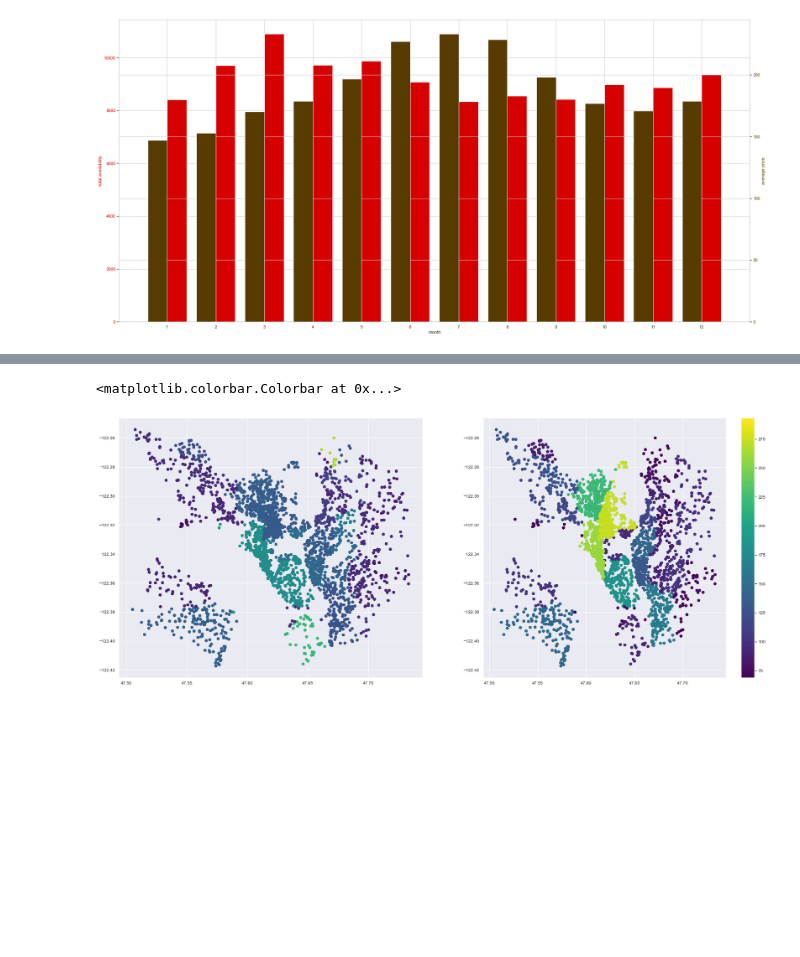
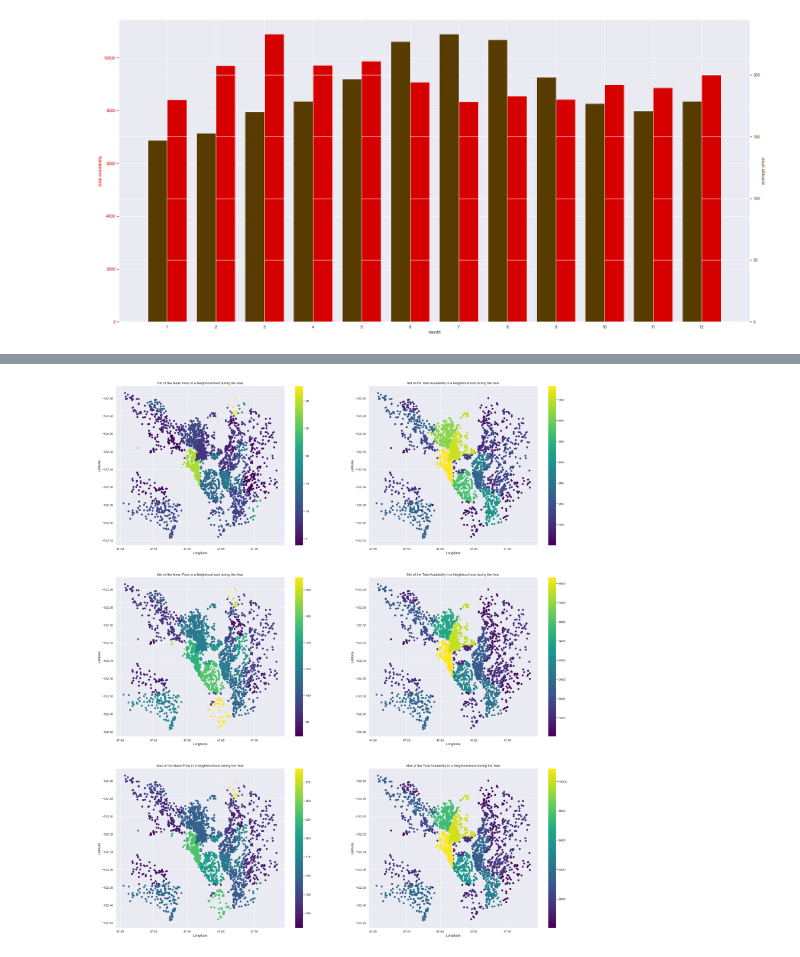
Before and after one commit to gek20/Write_a_Data_Science_Blog_Post, a Jupyter notebook: seattle_airbnb_project.ipynb, the cells around one changed output, grey strips where cells are left out. Drawn from its saved outputs; the diff is of its cells as text; code cells hidden in the pictures; blank space fills up the shorter version.

Commit message:
fix some graphs.

```diff
--- a/seattle_airbnb_project.ipynb
+++ b/seattle_airbnb_project.ipynb
@@ -303,6 +308,6 @@ corr_matx=correlation_matrix(listing,col_corr,"base")
 # %% [output]
 [figure]
 # %%
-sns.set(style = 'whitegrid',context = 'notebook')
-sns.pairplot(listing[col_corr],height=3)
-plt.show()
+#sns.set(style = 'whitegrid',context = 'notebook')
+#sns.pairplot(listing[col_corr],height=3)
+#plt.show()
@@ -577,8 +587,8 @@ def plot_barchar_fluctuation(data, neighbourhood):
     fig.tight_layout()  # otherwise the right y-label is slightly clipped
     plt.show()
 # %%
-sol=info_average_price_availability.groupby(["neighbourhood_group_cleansed"])[["total_availability","mean_price"]].std()
-sol["mean_price"].nlargest(3)
+sol=info_average_price_availability.groupby(["neighbourhood_group_cleansed"])[["total_availability","mean_price"]].agg(['mean', 'count','min','max','std'])
+sol[("mean_price", "std")].nlargest(3)
 # %% [output]
 neighbourhood_group_cleansed
 Windermere    32.689052
@@ -600,3 +612,5 @@ plot_barchar_fluctuation(info_average_price_availability, "Downtown")
 # %%
-neighbourhood_std = pd.merge(listing,info_average_price_availability, left_on="neighbourhood_group_cleansed", right_on="neighbourhood_group_cleansed", how="inner")
+sol=sol.reset_index()
+neighbourhood_std = pd.merge(listing,sol, left_on="neighbourhood_group_cleansed", right_on="neighbourhood_group_cleansed", how="inner")
+neighbourhood_std.head()
 # %% [output]
@@ -604,11 +624,18 @@ neighbourhood_std = pd.merge(listing,info_average_price_availability, left_on="n
 # %%
-fig, axes = plt.subplots(nrows=1, ncols=2,figsize=(30, 12), dpi=80)
-sp_1=axes[0].scatter(x=neighbourhood_std['latitude'],y=neighbourhood_std['longitude'],c=neighbourhood_std["mean_price"],cmap='viridis')
-sp_2=axes[1].scatter(x=neighbourhood_std['latitude'],y=neighbourhood_std['longitude'],c=neighbourhood_std["total_availability"],cmap='viridis')
-fig.colorbar(sp_1)
-    #plt.xticks(rotation=45,ha='right')
+fig, axes = plt.subplots(nrows=3, ncols=2,figsize=(30, 36), dpi=80)
+for i,val in enumerate(["std","min","max"]):
+    sp_1=axes[i,0].scatter(x=neighbourhood_std['latitude'],y=neighbourhood_std['longitude'],c=neighbourhood_std[("mean_price",val)],cmap='viridis')
+    fig.colorbar(sp_1,ax=axes[i,0],location='right')
+    axes[i,0].set_xlabel('Longitude')
+    axes[i,0].set_ylabel('Latitude')
+    axes[i,0].set_title('{} of the Mean Price in a Neighbourhood during the Year'.format(val.title()))
+    sp_2=axes[i,1].scatter(x=neighbourhood_std['latitude'],y=neighbourhood_std['longitude'],c=neighbourhood_std[("total_availability",val)],cmap='viridis')
+    fig.colorbar(sp_2,ax=axes[i,1],location='right')
+    axes[i,1].set_xlabel('Longitude')
+    axes[i,1].set_ylabel('Latitude')
+    axes[i,1].set_title('{} of the Total Availability in a Neighbourhood during the Year'.format(val.title()))
+        #plt.xticks(rotation=45,ha='right')
 
-    #fig.savefig('./seattle_map_{}.png'.format(name))
+fig.savefig('./seattle_map_std_areas_price_availability.png')
 # %% [output]
-<matplotlib.colorbar.Colorbar at 0x...>
-[figure, old version]
+[figure, new version]
```
Also changed, not shown: parts of 20 cells of this notebook, 4 other files.
